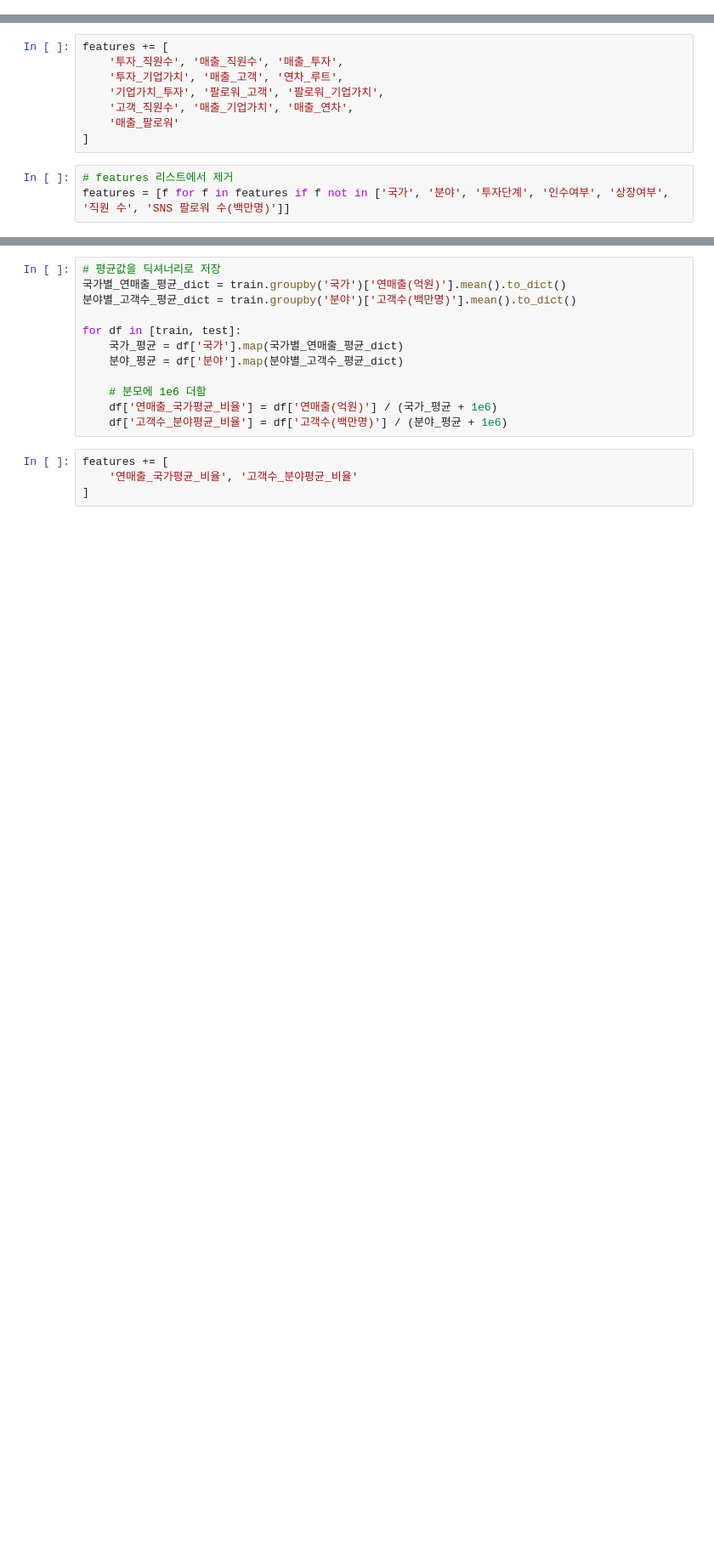
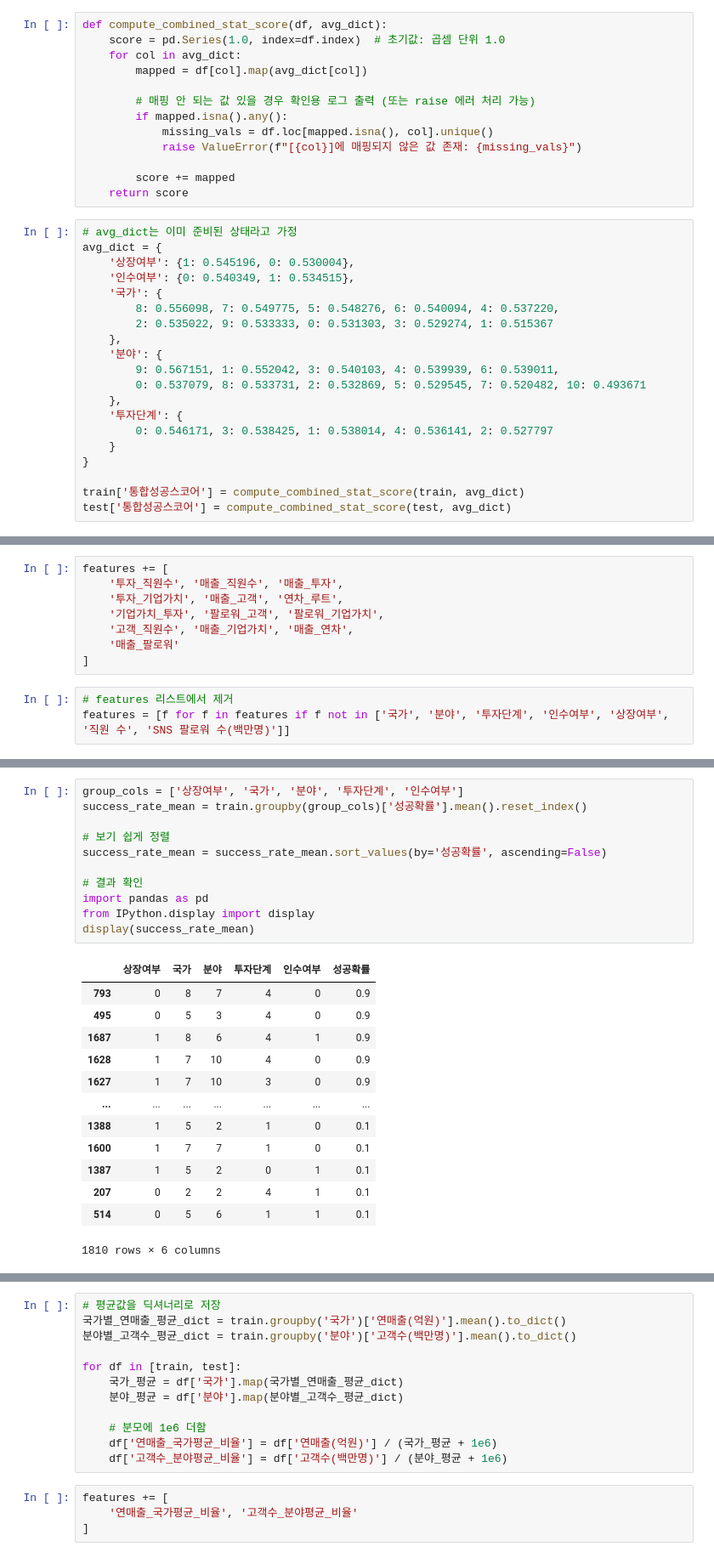
Before and after one commit to myneighborh/company-success-prediction, a Jupyter notebook: success_predictor.ipynb, the cells around one changed output, grey strips where cells are left out. Shown at 85% size. Cells and saved outputs as stored; diff of their text form; blank space fills up the shorter version.

```diff
--- a/success_predictor.ipynb
+++ b/success_predictor.ipynb
@@ -177,3 +267,36 @@ for df in [train, test]:
     df['매출_기업가치'] = df['연매출(억원)'] / df['기업가치(백억원)']
     df['매출_연차'] = df['연매출(억원)'] / df['연차']
     df['매출_팔로워'] = df['연매출(억원)'] / (df['SNS 팔로워 수(백만명)'] + 1e-6)
+# %%
+def compute_combined_stat_score(df, avg_dict):
+    score = pd.Series(1.0, index=df.index)  # 초기값: 곱셈 단위 1.0
+    for col in avg_dict:
+        mapped = df[col].map(avg_dict[col])
+
+        # 매핑 안 되는 값 있을 경우 확인용 로그 출력 (또는 raise 에러 처리 가능)
+        if mapped.isna().any():
+            missing_vals = df.loc[mapped.isna(), col].unique()
+            raise ValueError(f"[{col}]에 매핑되지 않은 값 존재: {missing_vals}")
+
+        score += mapped
+    return score
+# %%
+# avg_dict는 이미 준비된 상태라고 가정
+avg_dict = {
+    '상장여부': {1: 0.545196, 0: 0.530004},
+    '인수여부': {0: 0.540349, 1: 0.534515},
+    '국가': {
+        8: 0.556098, 7: 0.549775, 5: 0.548276, 6: 0.540094, 4: 0.537220,
+        2: 0.535022, 9: 0.533333, 0: 0.531303, 3: 0.529274, 1: 0.515367
+    },
+    '분야': {
+        9: 0.567151, 1: 0.552042, 3: 0.540103, 4: 0.539939, 6: 0.539011,
+        0: 0.537079, 8: 0.533731, 2: 0.532869, 5: 0.529545, 7: 0.520482, 10: 0.493671
+    },
+    '투자단계': {
+        0: 0.546171, 3: 0.538425, 1: 0.538014, 4: 0.536141, 2: 0.527797
+    }
+}
+
+train['통합성공스코어'] = compute_combined_stat_score(train, avg_dict)
+test['통합성공스코어'] = compute_combined_stat_score(test, avg_dict)
@@ -190,0 +321,25 @@ features = [f for f in features if f not in ['국가', '분야', '투자단계',
+# %%
+group_cols = ['상장여부', '국가', '분야', '투자단계', '인수여부']
+success_rate_mean = train.groupby(group_cols)['성공확률'].mean().reset_index()
+
+# 보기 쉽게 정렬
+success_rate_mean = success_rate_mean.sort_values(by='성공확률', ascending=False)
+
+# 결과 확인
+import pandas as pd
+from IPython.display import display
+display(success_rate_mean)
+# %% [output]
+|  | 상장여부 | 국가 | 분야 | 투자단계 | 인수여부 | 성공확률 |
+| 793 | 0 | 8 | 7 | 4 | 0 | 0.9 |
+| 495 | 0 | 5 | 3 | 4 | 0 | 0.9 |
+| 1687 | 1 | 8 | 6 | 4 | 1 | 0.9 |
+| 1628 | 1 | 7 | 10 | 4 | 0 | 0.9 |
+| 1627 | 1 | 7 | 10 | 3 | 0 | 0.9 |
+| ... | ... | ... | ... | ... | ... | ... |
+| 1388 | 1 | 5 | 2 | 1 | 0 | 0.1 |
+| 1600 | 1 | 7 | 7 | 1 | 0 | 0.1 |
+| 1387 | 1 | 5 | 2 | 0 | 1 | 0.1 |
+| 207 | 0 | 2 | 2 | 4 | 1 | 0.1 |
+| 514 | 0 | 5 | 6 | 1 | 1 | 0.1 |
+1810 rows × 6 columns
```
Also changed, not shown: parts of 22 cells of this notebook.
